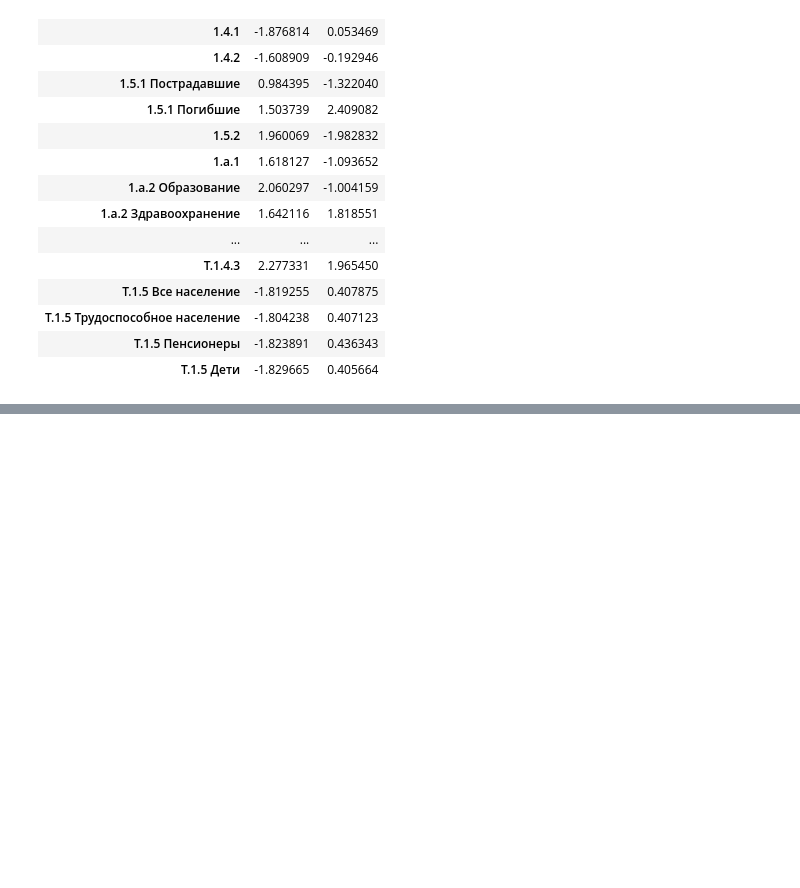
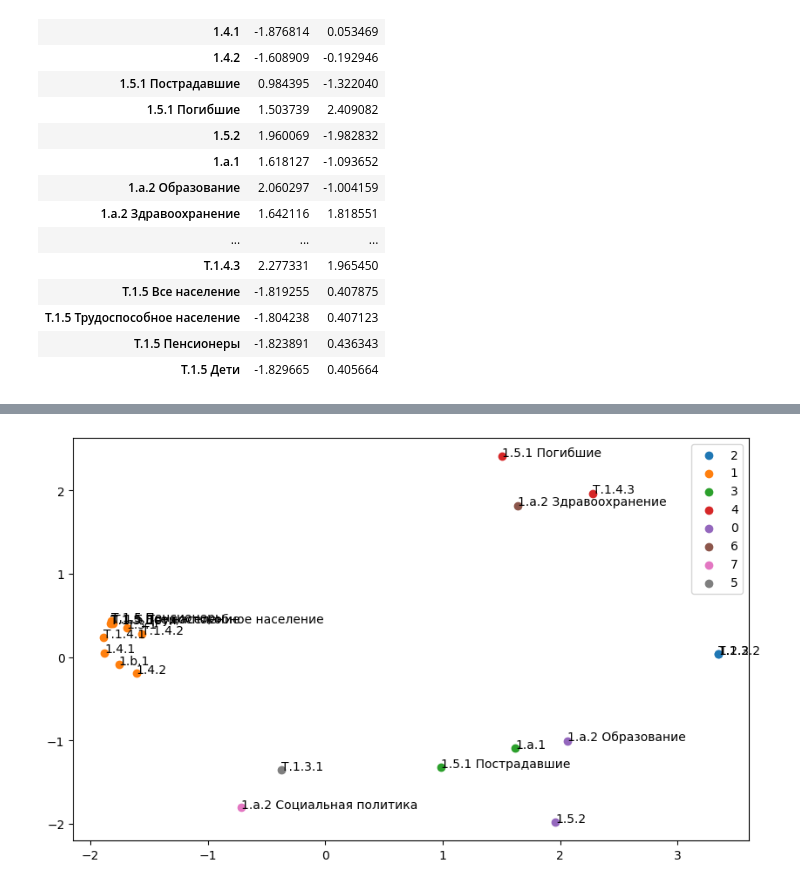
Before and after one commit to dripowner/SDG, a Jupyter notebook: main.ipynb, the cells around one changed output, grey strips where cells are left out. Drawn from its saved outputs; the diff is of its cells as text; code cells hidden in the pictures; blank space fills up the shorter version.

```diff
--- a/main.ipynb
+++ b/main.ipynb
@@ -249,0 +236,4 @@ plt.show()
+# %%
+plot_clusters(df_dim_red, "PC1", "PC2", "before_PCA_label")
+# %% [output]
+[figure, added]
```
Also changed, not shown: parts of 13 cells of this notebook.
